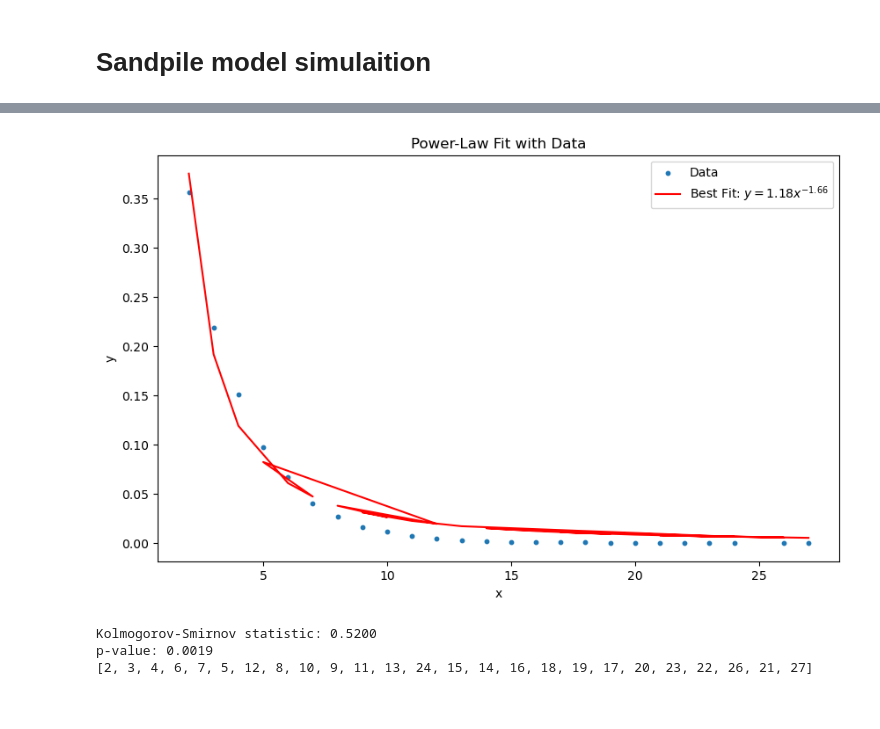
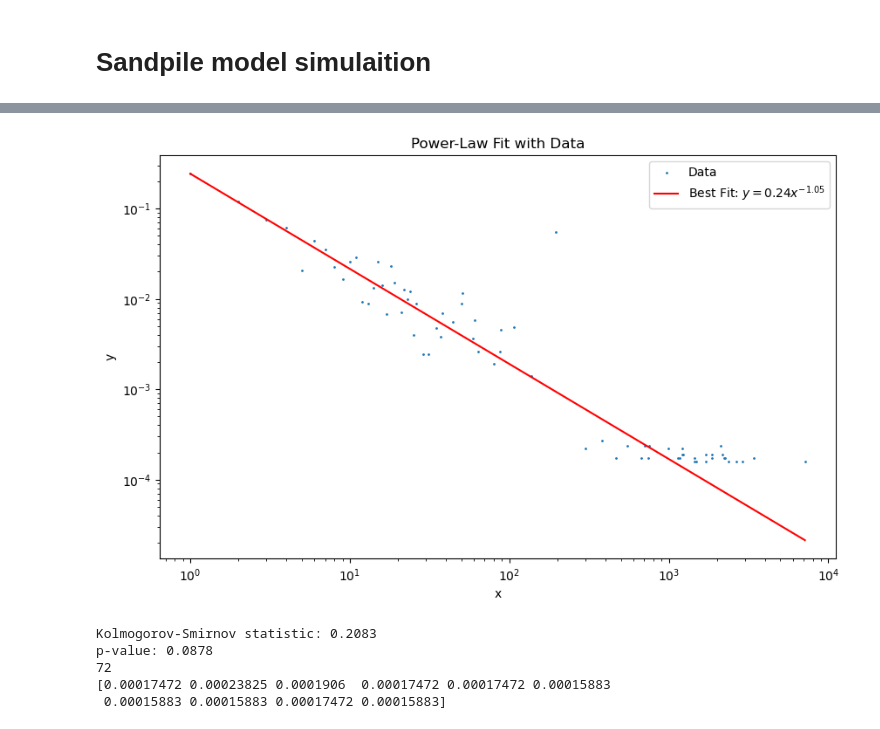
Before and after one commit to Isi2000/SANDPILE, a Jupyter notebook: isacco.ipynb, the cells around one changed output, grey strips where cells are left out. Drawn from its saved outputs; the diff is of its cells as text; code cells hidden in the pictures.

```diff
--- a/isacco.ipynb
+++ b/isacco.ipynb
@@ -74,12 +74,32 @@ plt.plot(sandpile.data)
 # %%
 isacco = {}
-d = [k for k in sandpile.data if k != 1]
-d.pop(1)
+d = [k for k in sandpile.data if k not in [0]]
 for v in d:
     if v not in isacco.keys():
         isacco[v] = 1
     else:
         isacco[v] += 1
 plt.plot(sorted(isacco.values(), reverse=True))
-print(d)
+print(len(isacco.keys()))
+compressed_data = {}
+tot_l = len(isacco.keys())
+for idx, key in enumerate(isacco.keys()):
+    if idx < tot_l//30:
+        compressed_data[key] = isacco[key]
+    elif idx < tot_l//4 *3:
+        v += isacco[key]
+        if idx%3 == 10:
+            compressed_data[key] = v/3
+            v = 0
+    elif idx < tot_l:
+        v += isacco[key]
+        if idx%10  == 0:
+            compressed_data[key] = v/11
+            v = 0
+
+print(tot_l//500)
+print(tot_l//20)
+print(tot_l//100)
+
+#print(len(sorted(compressed_data.keys())))
 # %% [output]
@@ -101,47 +118,52 @@ from scipy.stats import kstest
 def power_law(x, a, b):
     return a * x**(-b)
 
-# Example data (replace with your data)
-x_data = list((isacco.keys()))
-y_data = np.array(list(isacco.values()))
+x_data = sorted(list((compressed_data.keys())))
+
+y_data = np.array(list(compressed_data.values()))
 y_data = y_data / sum(y_data)  # Normalize the data
 
 
 
 # Fit the power-law model to the data
 popt, _ = curve_fit(power_law, x_data, y_data)
 
 # Extract the optimal parameters
 a_opt, b_opt = popt
 
 # Generate fitted curve data
 y_fit = power_law(np.array(x_data), a_opt, b_opt)
 
 # Plot the data and the fit on a log-log scale
 plt.figure(figsize=(10, 6))
-plt.scatter(x_data, y_data, s=10, label='Data')
+plt.scatter(x_data, y_data, s=1, label='Data')
+#plt.plot(y_data, label='Data')
+
 plt.plot(x_data, y_fit, color='red', label=f'Best Fit: $y = {a_opt:.2f}x^{{-{b_opt:.2f}}}$')
-#plt.xscale('log')
-#plt.yscale('log')
+plt.xscale('log')
+plt.yscale('log')
 plt.xlabel('x')
 plt.ylabel('y')
 plt.title('Power-Law Fit with Data')
 plt.legend()
 plt.show()
 
 # Perform the KS test comparing the normalized data to the power-law distribution
 cdf_empirical = np.cumsum(y_data) / np.sum(y_data)
 cdf_theoretical = np.cumsum((np.array(x_data) ** (-b_opt)) / np.sum(np.array(x_data) ** (-b_opt)))
 
 ks_statistic, p_value = kstest(cdf_empirical, cdf_theoretical)
 
 # Print the results
 print(f"Kolmogorov-Smirnov statistic: {ks_statistic:.4f}")
 print(f"p-value: {p_value:.4f}")
 
-print(x_data)
+print(len(x_data))
+print(y_data[-10:])
 # %% [output]
-[figure, old version]
+[figure, new version]
-Kolmogorov-Smirnov statistic: 0.5200
-p-value: 0.0019
-[2, 3, 4, 6, 7, 5, 12, 8, 10, 9, 11, 13, 24, 15, 14, 16, 18, 19, 17, 20, 23, 22, 26, 21, 27]
+Kolmogorov-Smirnov statistic: 0.2083
+p-value: 0.0878
+72
+[0.00017472 0.00023825 0.0001906  0.00017472 0.00017472 0.00015883
+ 0.00015883 0.00015883 0.00017472 0.00015883]
```
Also changed, not shown: parts of 9 cells of this notebook, 2 other files.
